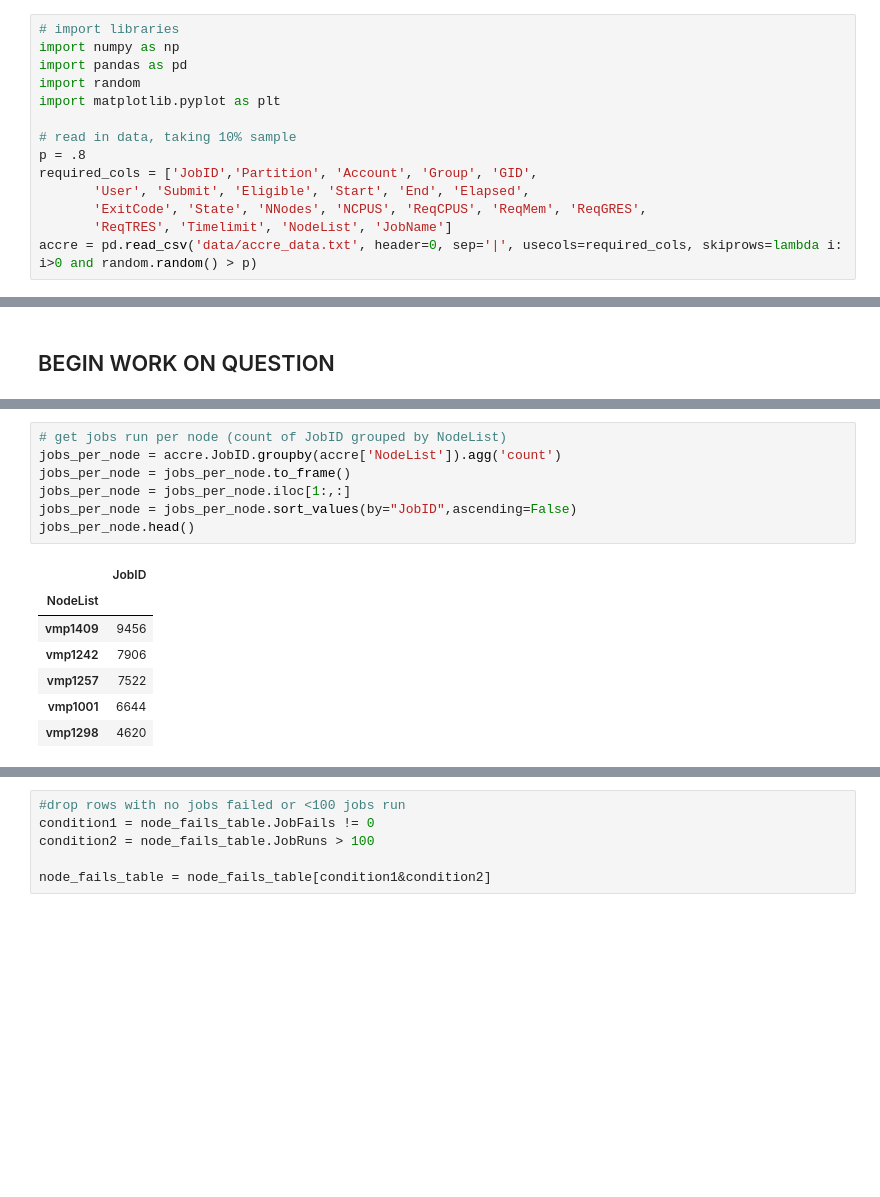
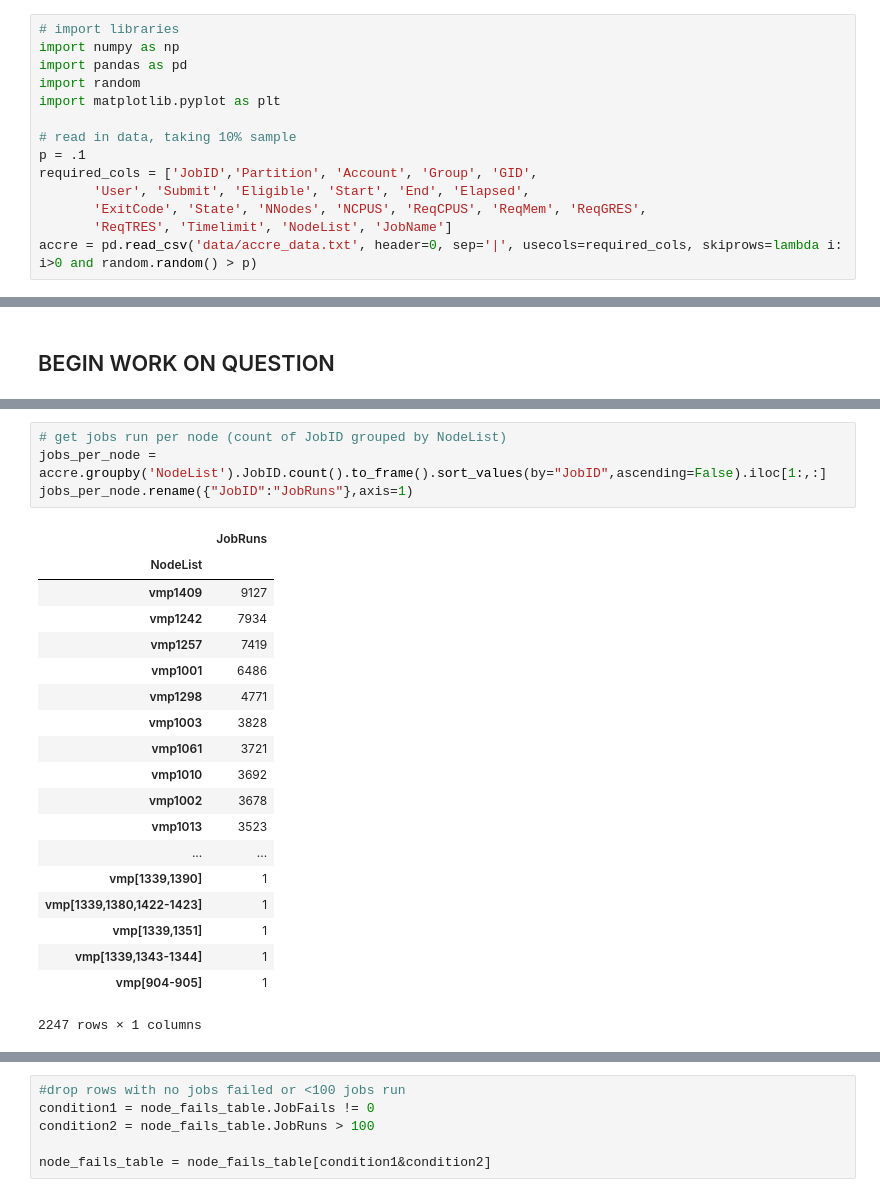
Before and after one commit to alexetalbott/data-question-2-accre-alex, a Jupyter notebook: accre_alex.ipynb, the cells around one changed output, grey strips where cells are left out. Cells and saved outputs as stored; diff of their text form; blank space fills up the shorter version.

```diff
--- a/accre_alex.ipynb
+++ b/accre_alex.ipynb
@@ -6,7 +6,7 @@ import random
 import matplotlib.pyplot as plt
 
 # read in data, taking 10% sample
-p = .8
+p = .1
 required_cols = ['JobID','Partition', 'Account', 'Group', 'GID',
        'User', 'Submit', 'Eligible', 'Start', 'End', 'Elapsed',
        'ExitCode', 'State', 'NNodes', 'NCPUS', 'ReqCPUS', 'ReqMem', 'ReqGRES',
@@ -147,18 +166,27 @@ state_messages.groupby("status")["count"].sum().to_frame().reset_index()
 # %%
 # get jobs run per node (count of JobID grouped by NodeList)
-jobs_per_node = accre.JobID.groupby(accre['NodeList']).agg('count')
-jobs_per_node = jobs_per_node.to_frame()
-jobs_per_node = jobs_per_node.iloc[1:,:]
-jobs_per_node = jobs_per_node.sort_values(by="JobID",ascending=False)
-jobs_per_node.head()
+jobs_per_node = accre.groupby('NodeList').JobID.count().to_frame().sort_values(by="JobID",ascending=False).iloc[1:,:]
+jobs_per_node.rename({"JobID":"JobRuns"},axis=1)
 # %% [output]
-|  | JobID |
+|  | JobRuns |
 | NodeList |  |
-| vmp1409 | 9456 |
-| vmp1242 | 7906 |
-| vmp1257 | 7522 |
-| vmp1001 | 6644 |
-| vmp1298 | 4620 |
+| vmp1409 | 9127 |
+| vmp1242 | 7934 |
+| vmp1257 | 7419 |
+| vmp1001 | 6486 |
+| vmp1298 | 4771 |
+| vmp1003 | 3828 |
+| vmp1061 | 3721 |
+| vmp1010 | 3692 |
+| vmp1002 | 3678 |
+| vmp1013 | 3523 |
+| ... | ... |
+| vmp[1339,1390] | 1 |
+| vmp[1339,1380,1422-1423] | 1 |
+| vmp[1339,1351] | 1 |
+| vmp[1339,1343-1344] | 1 |
+| vmp[904-905] | 1 |
+2247 rows × 1 columns
 # %%
 #jobs failed per node (count of JobID grouped by NodeList from )
 state_failed = ['NODE_FAIL']
```
Also changed, not shown: parts of 12 cells of this notebook, 1 other file.
